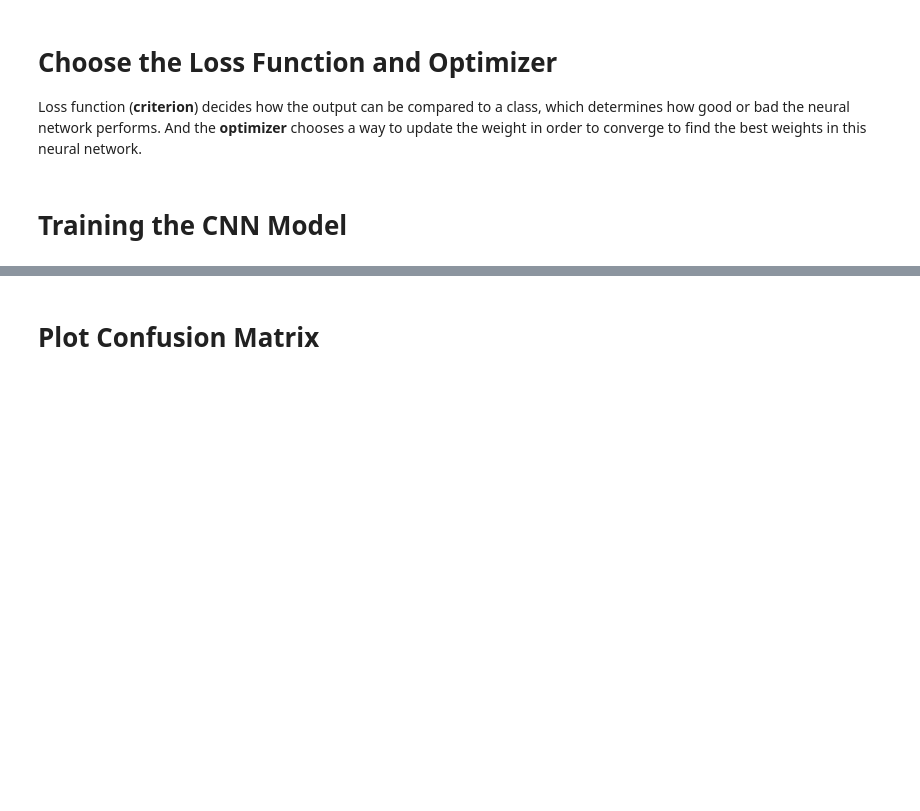
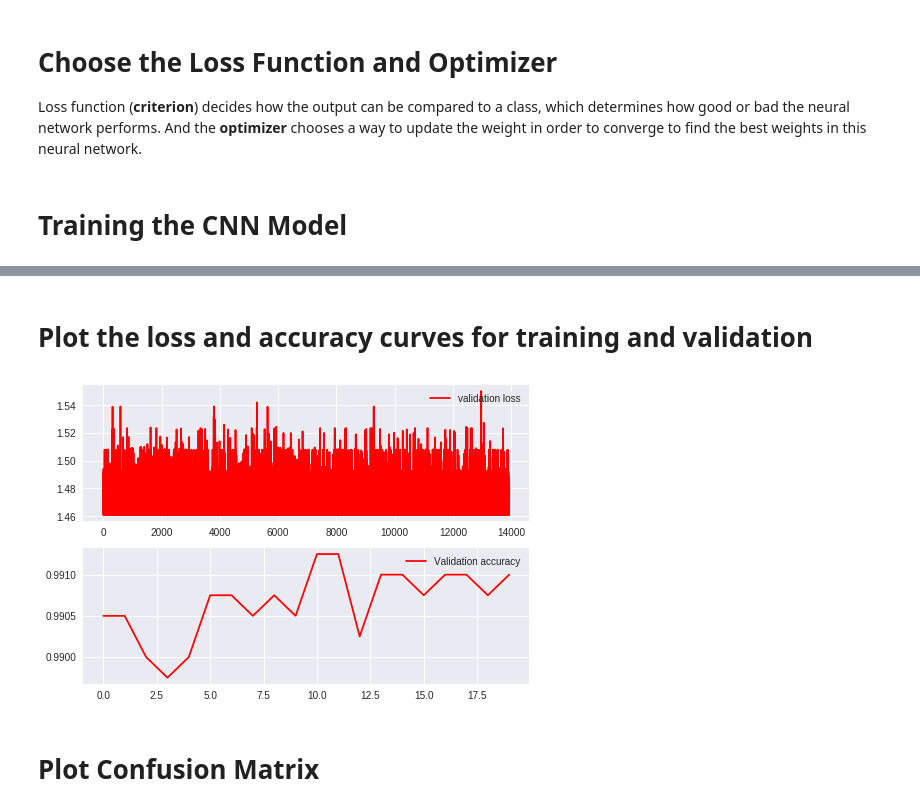
Before and after one commit to byebye/MNIST, a Jupyter notebook: MNIST.ipynb, the cells around one changed output, grey strips where cells are left out. Drawn from its saved outputs; the diff is of its cells as text; code cells hidden in the pictures; blank space fills up the shorter version.

```diff
--- a/MNIST.ipynb
+++ b/MNIST.ipynb
@@ -193,0 +285,34 @@ RuntimeError: ignored
+# %%
+accuracy = []
+
+def validate_net(epoch):
+    net.eval()  # set the model to "testing mode" (won't update parameters)
+
+    correct = 0
+    total = 0
+    for images, labels in tqdm(validation_loader, desc='Validating #{}'.format(epoch)):
+        # images = images.view(-1, 1, 28, 28)
+        images = Variable(images)
+
+        if use_cuda:
+            images = images.cuda()
+            labels = labels.cuda()
+
+
+        outputs = net(images)
+        _, predicted = torch.max(outputs.data, 1) # Choose the best class from the output: The class with the best score
+        total += labels.size(0)                    # Increment the total count
+        correct += (predicted == labels).sum()     # Increment the correct count
+
+        if is_last_epoch(epoch):
+            global predicted_test
+            global true_test
+            true_test += labels.cpu().numpy().tolist()
+            predicted_test += predicted.cpu().numpy().tolist()
+
+
+    acc = correct / total
+    lr_scheduler.step(acc)
+    global accuracy
+    accuracy.append(acc)
+    #print('Accuracy: {}'.format(acc))
@@ -194,3 +323,17 @@ RuntimeError: ignored
+# %% [markdown]
+# Plot the loss and accuracy curves for training and validation
+# %%
+
+fig, ax = plt.subplots(2,1)
+# ax[0].plot(history.history['loss'], color='b', label="Training loss")
+ax[0].plot(losses, color='r', label="validation loss",axes =ax[0])
+legend = ax[0].legend(loc='best', shadow=True)
+
+# ax[1].plot(history.history['acc'], color='b', label="Training accuracy")
+ax[1].plot(accuracy, color='r',label="Validation accuracy")
+legend = ax[1].legend(loc='best', shadow=True)
+# %% [output]
+[figure, added]
 # %% [markdown]
 # Plot Confusion Matrix
 # %%
```
Also changed, not shown: parts of 25 cells of this notebook.
